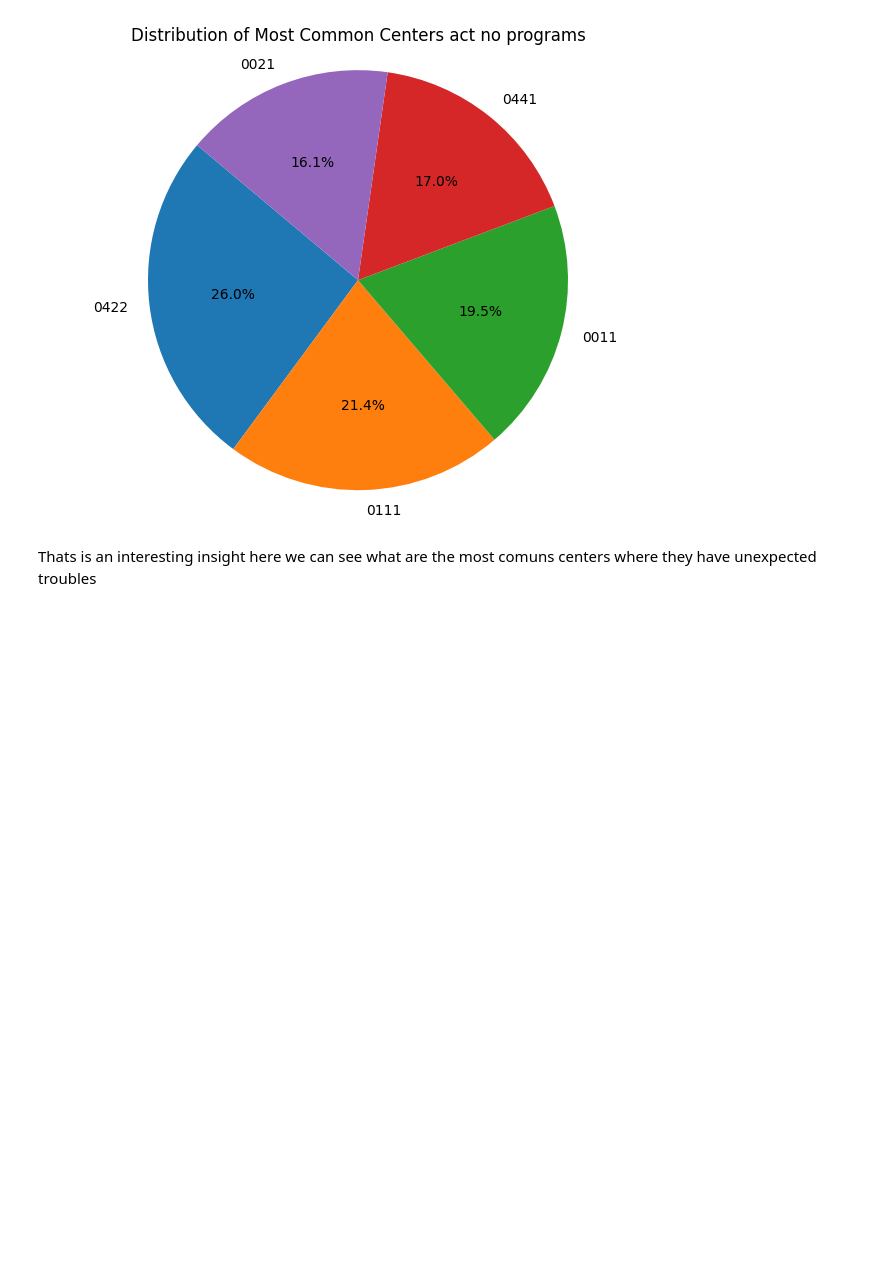
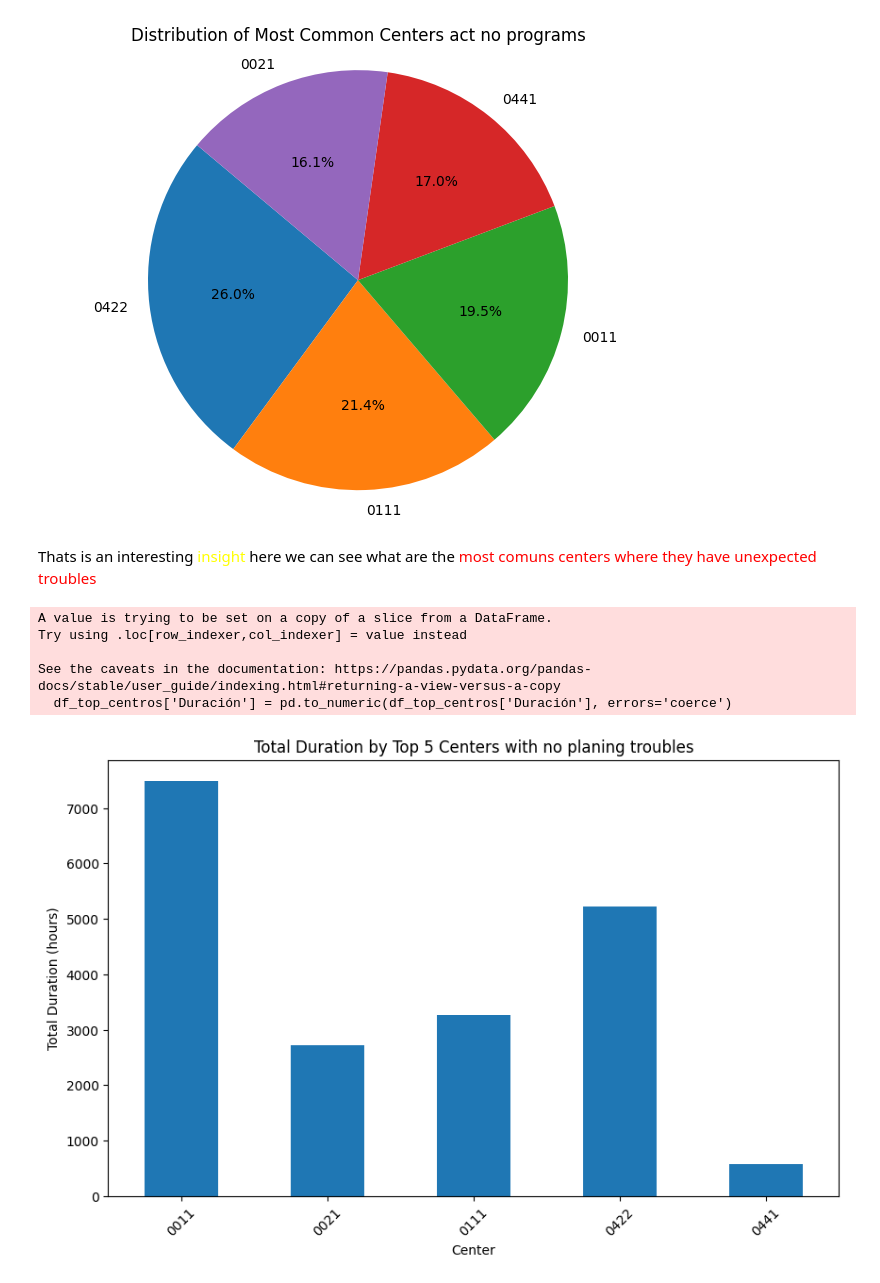
Before and after one commit to caesar-dat-com/Time_lost_reduction, a Jupyter notebook: Notebooks/EDA.ipynb, the cells around one changed output. Drawn from its saved outputs; the diff is of its cells as text; code cells hidden in the pictures; blank space fills up the shorter version.

```diff
--- a/Notebooks/EDA.ipynb
+++ b/Notebooks/EDA.ipynb
@@ -253,4 +253,4 @@ plt.show()
 # %% [output]
 [figure]
 # %% [markdown]
-Thats is an interesting insight here we can see what are the most comuns centers where they have unexpected troubles
+Thats is an interesting <font color=yellow>insight</font> here we can see what are the <font color=red>most comuns centers where they have unexpected troubles</font>
@@ -258,0 +257,28 @@ thats
+# %%
+# Obtener los cinco centros más comunes
+top_centros = df_act_no['Código centro'].value_counts().head(5).index.tolist()
+
+# filter by top5 centers
+df_top_centros = df_act_no[df_act_no['Código centro'].isin(top_centros)]
+
+# transform the column to numeric
+df_top_centros['Duración'] = pd.to_numeric(df_top_centros['Duración'], errors='coerce')
+
+#group by 5 most commun centers
+duration_by_centro = df_top_centros.groupby('Código centro')['Duración'].sum()
+
+
+plt.figure(figsize=(10, 6))
+duration_by_centro.plot(kind='bar')
+plt.title('Total Duration by Top 5 Centers with no planing troubles')
+plt.xlabel('Center')
+plt.ylabel('Total Duration (hours)')
+plt.xticks(rotation=45)
+plt.show()
+# %% [output]
+A value is trying to be set on a copy of a slice from a DataFrame.
+Try using .loc[row_indexer,col_indexer] = value instead
+
+See the caveats in the documentation: https://pandas.pydata.org/pandas-docs/stable/user_guide/indexing.html#returning-a-view-versus-a-copy
+  df_top_centros['Duración'] = pd.to_numeric(df_top_centros['Duración'], errors='coerce')
+[figure, added]
```
Also changed, not shown: parts of 1 cell of this notebook.
